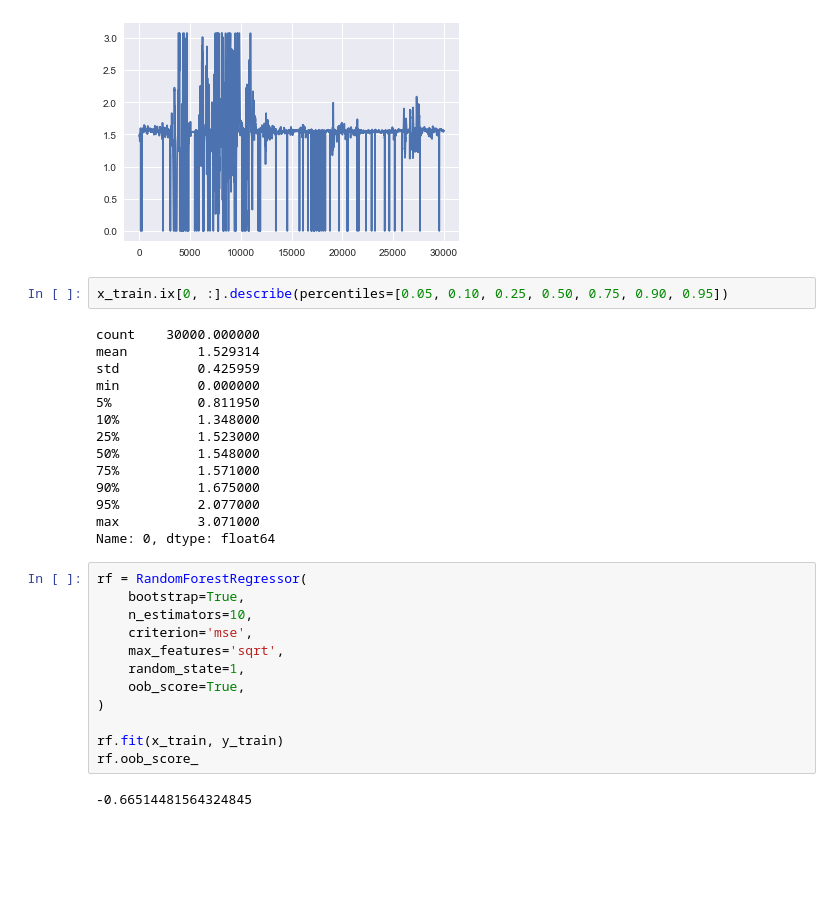
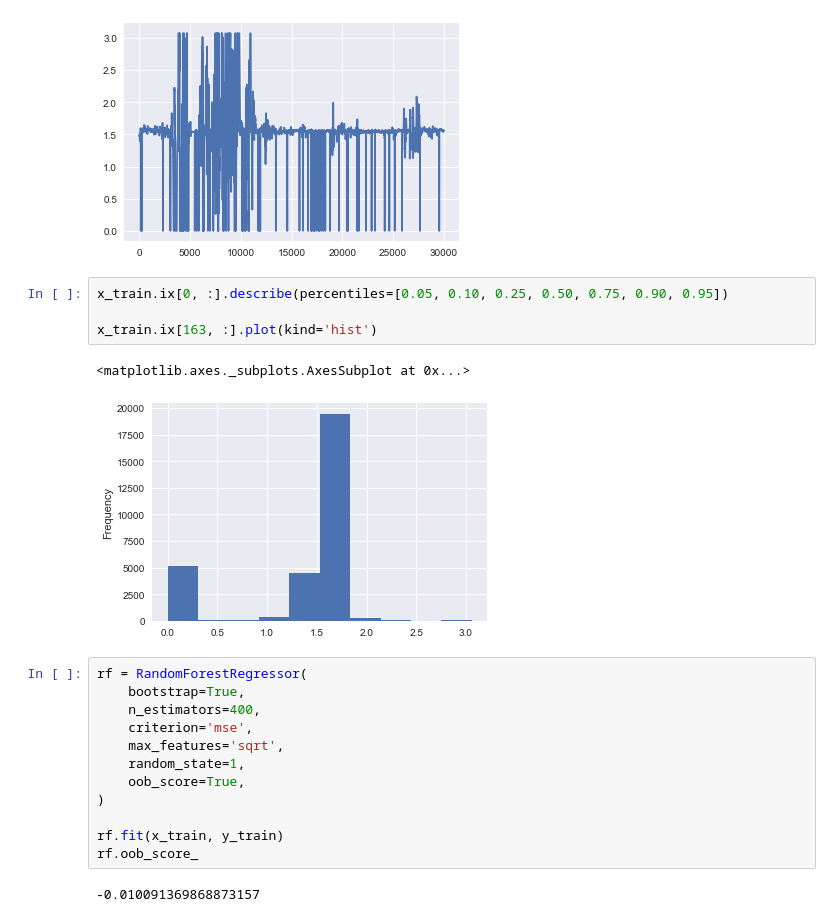
Before and after one commit to lyakaap/notebooks, a Jupyter notebook: myakuha_analyse/random_forest.ipynb, the cells around one changed output. Drawn from its saved outputs; the diff is of its cells as text; blank space fills up the shorter version.

```diff
--- a/myakuha_analyse/random_forest.ipynb
+++ b/myakuha_analyse/random_forest.ipynb
@@ -76,24 +56,15 @@ plt.plot(time, pulse)
 [figure]
 # %%
 x_train.ix[0, :].describe(percentiles=[0.05, 0.10, 0.25, 0.50, 0.75, 0.90, 0.95])
+
+x_train.ix[163, :].plot(kind='hist')
 # %% [output]
-count    30000.000000
-mean         1.529314
-std          0.425959
-min          0.000000
-5%           0.811950
-10%          1.348000
-25%          1.523000
-50%          1.548000
-75%          1.571000
-90%          1.675000
-95%          2.077000
-max          3.071000
-Name: 0, dtype: float64
+<matplotlib.axes._subplots.AxesSubplot at 0x...>
+[figure, added]
 # %%
 rf = RandomForestRegressor(
     bootstrap=True,
-    n_estimators=10,
+    n_estimators=400,
     criterion='mse',
     max_features='sqrt',
     random_state=1,
@@ -103,4 +74,4 @@ rf = RandomForestRegressor(
 rf.fit(x_train, y_train)
 rf.oob_score_
 # %% [output]
--0.66514481564324845
+-0.010091369868873157
```
Also changed, not shown: parts of 12 cells of this notebook.
